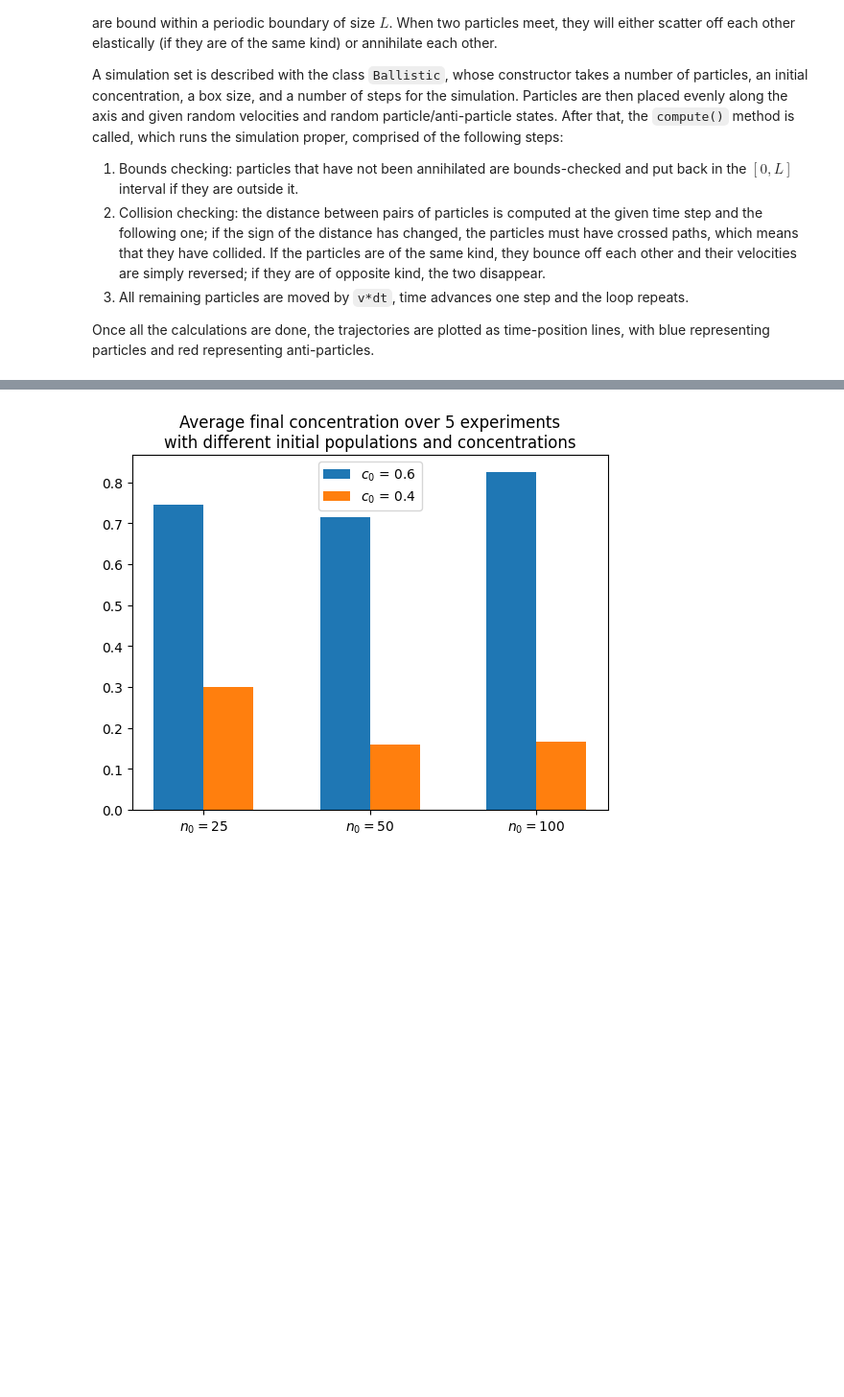
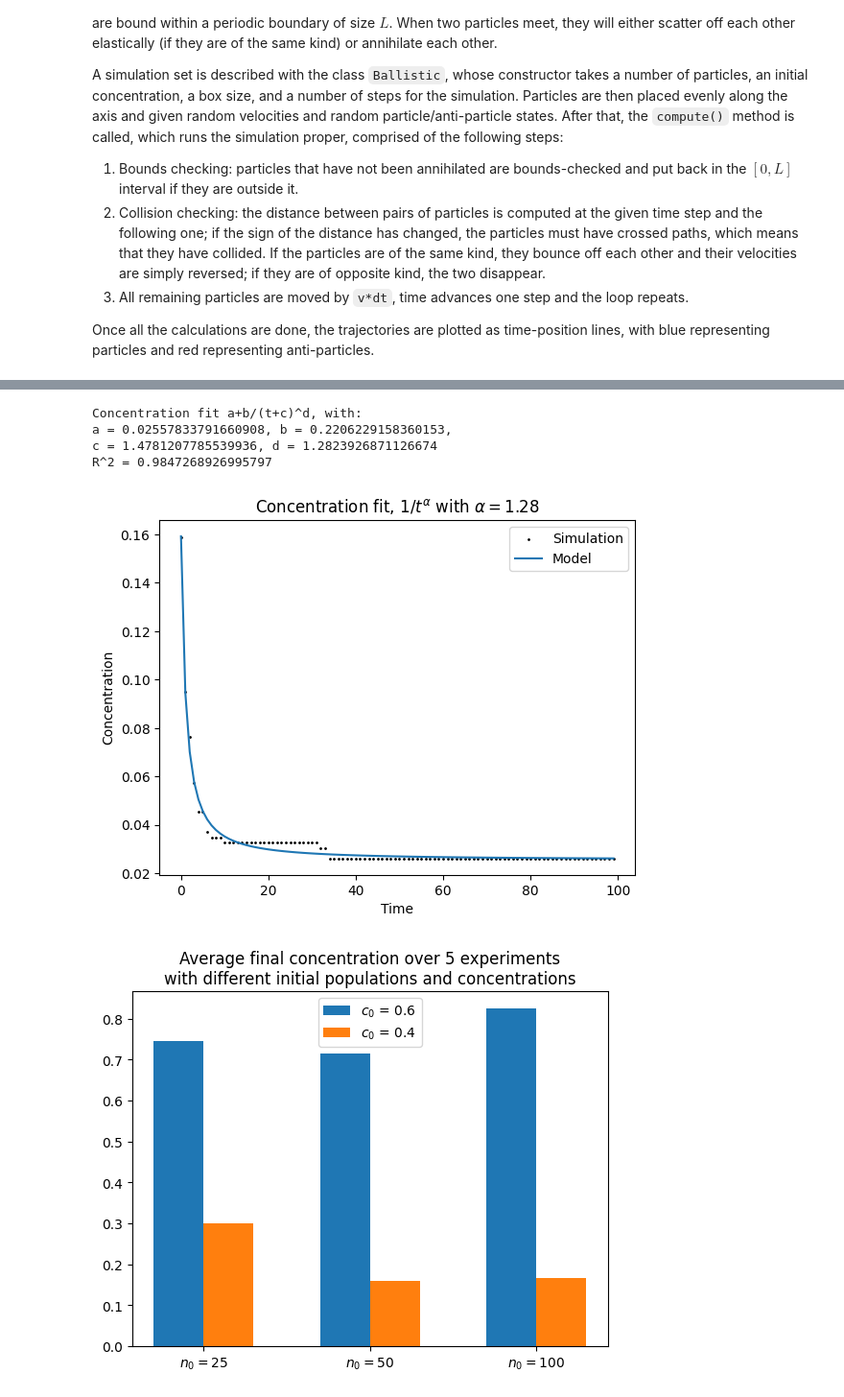
Before and after one commit to Epsylene/BrownianAnnihilation, a Jupyter notebook: ballistic.ipynb, the cells around one changed output, grey strips where cells are left out. Shown at 96% size. Drawn from its saved outputs; the diff is of its cells as text; code cells hidden in the pictures; blank space fills up the shorter version.

```diff
--- a/ballistic.ipynb
+++ b/ballistic.ipynb
@@ -27,3 +32,11 @@ concentration(b)
+# %%
+fit(c)
+# %% [output]
+Concentration fit a+b/(t+c)^d, with:
+a = 0.02557833791660908, b = 0.2206229158360153,
+c = 1.4781207785539936, d = 1.2823926871126674
+R^2 = 0.9847268926995797
+[figure, added]
 # %%
 params = [(25, 50, 100), (0.6, 0.4)]
 end_state(Ballistic, params, 5)
```
Also changed, not shown: parts of 5 cells of this notebook, 4 other files.
